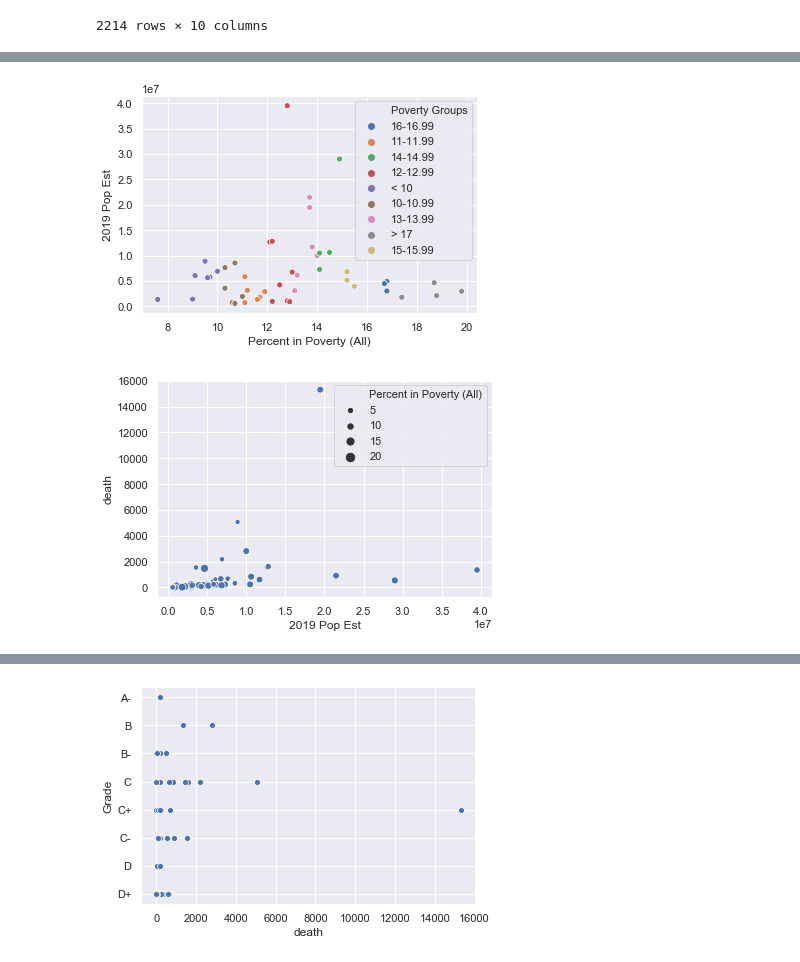
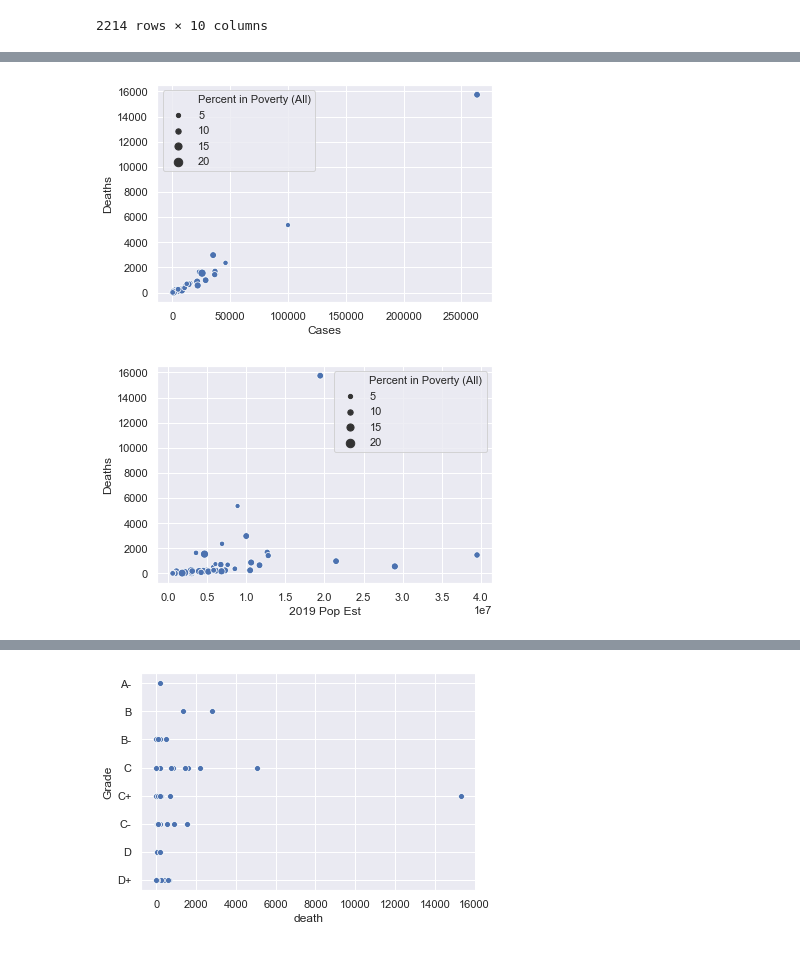
Before and after one commit to lmstevens/Group_Project_1, a Jupyter notebook: Jimmy_Graphics.ipynb, the cells around one changed output, grey strips where cells are left out. Drawn from its saved outputs; the diff is of its cells as text; code cells hidden in the pictures.

```diff
--- a/Jimmy_Graphics.ipynb
+++ b/Jimmy_Graphics.ipynb
@@ -302,6 +303,7 @@ pov_death.head()
 # %%
+pov_death = tests_df.merge(poverty_df,how = 'inner', on = "State")
 pov_death.sort_values("Percent in Poverty (All)", ascending = False).head()
 bins = (0,10,11,12,13,14,15,16,17,20)
 labels = ("< 10","10-10.99","11-11.99","12-12.99","13-13.99","14-14.99","15-15.99","16-16.99","> 17")
 pov_death["Poverty Groups"] = pd.cut(x = pov_death["Percent in Poverty (All)"], bins = bins, labels = labels)
-pov_death
+pov_death.rename(columns = {"death":"Deaths","positive":"Cases","negative":"Negative Tests","totalTestResults":"Total Tests"},inplace=True)
@@ -340,11 +344,11 @@ pov_wo_NY.plot.scatter("Percent in Poverty (All)","death")
 # %%
-ax= sns.scatterplot(x="Percent in Poverty (All)", y ="2019 Pop Est",hue = "Poverty Groups",data= pov_death)
+ax= sns.scatterplot(x="Cases", y ="Deaths", size ="Percent in Poverty (All)", data= pov_death)
 # %% [output]
-[figure, old version]
+[figure, new version]
 # %%
-ax= sns.scatterplot(x="2019 Pop Est", y ="death",size = "Percent in Poverty (All)",data= pov_death)
+ax= sns.scatterplot(x="2019 Pop Est", y ="Deaths",size = "Percent in Poverty (All)",data= pov_death)
 # %% [output]
-[figure, old version]
+[figure, new version]
 # %%
 grades = pd.read_csv("CSV Folder/StayatHomeGrades.txt")
 grades.head()
```
Also changed, not shown: parts of 19 cells of this notebook, 2 other files.
